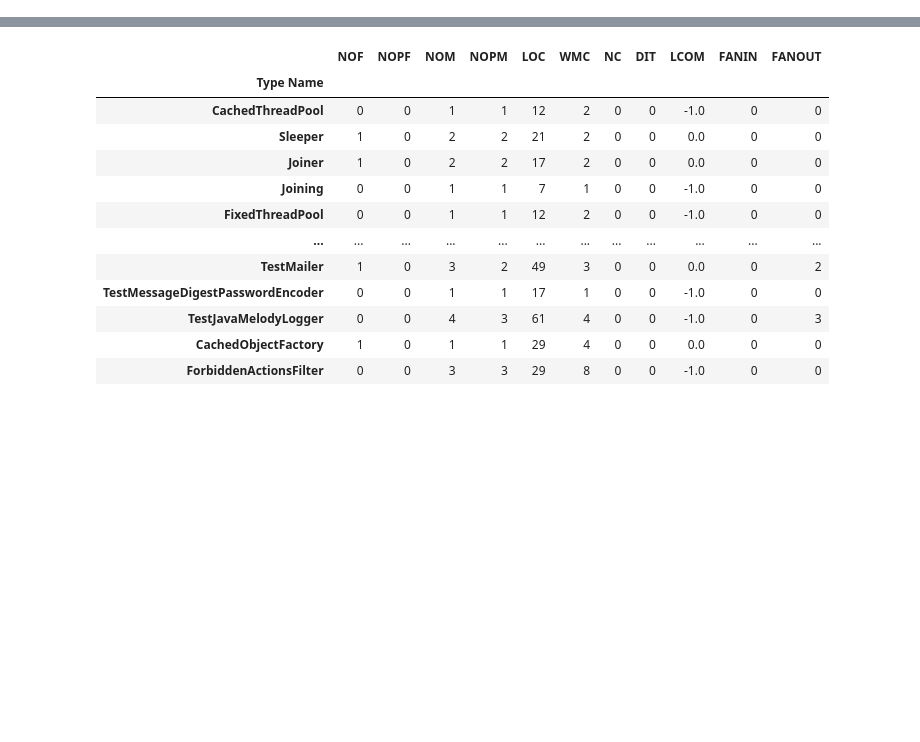
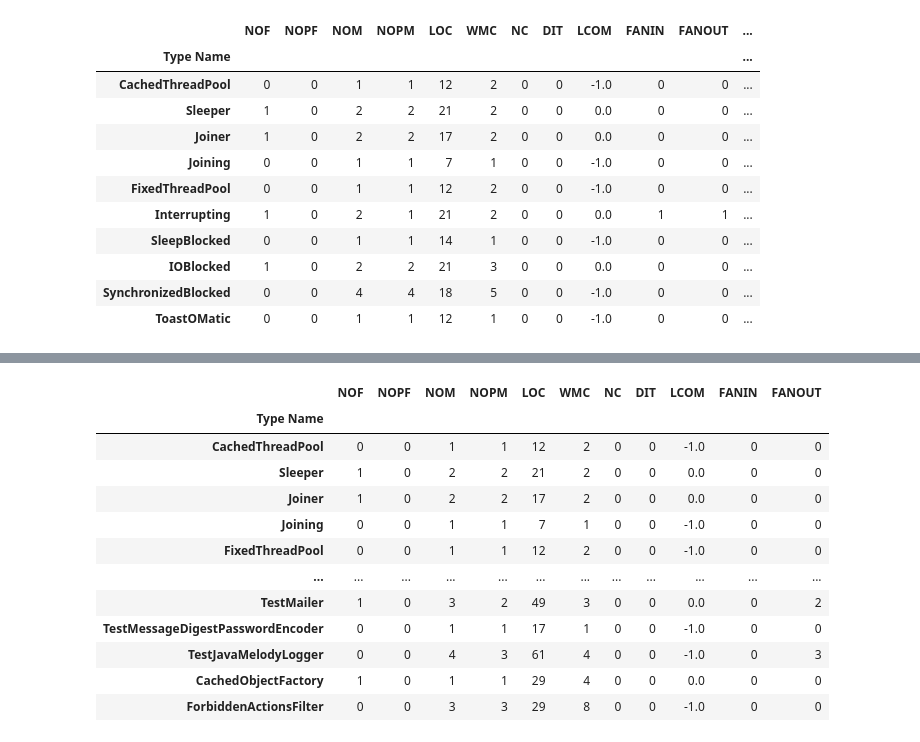
Before and after one commit to muyaho-universe/ipynbCodes, a Jupyter notebook: team_project.ipynb, the cells around one changed output, grey strips where cells are left out. Cells and saved outputs as stored; diff of their text form; code cells hidden in the pictures; blank space fills up the shorter version.

```diff
--- a/team_project.ipynb
+++ b/team_project.ipynb
@@ -25,0 +31,32 @@ df.head()
+# %%
+import pickle
+import pandas as pd
+import numpy as np
+import matplotlib.pyplot as plt
+
+df = pd.read_csv('metrics.csv')
+df = df.drop_duplicates(subset=['Type Name'])
+df = df.drop(['Project.Package Name', 'Method Name', 'MLOC', 'CC', 'PC', 'Abstract Function Call From Constructor', 'Complex Conditional',
+              'Complex Method', 'Empty catch clause', 'Long Identifier', 'Long Method', 'Long Parameter List',
+              'Long Statement', 'Missing default', 'Deficient encapsulation', 'Unexploited modularization',
+             'Broken modularization', 'Cyclically-dependent modularization', 'Hub-like modularization', 'Insufficient modularization',
+             'Broken hierarchy', 'Cyclic hierarchy', 'Deep hierarchy', 'Missing hierarchy','Missing hierarchy',
+             'Multipath hierarchy', 'Rebellious hierarchy', 'Wide hierarchy'], axis=1)
+
+df.set_index('Type Name', inplace = True)
+train_data = df.values.tolist()
+train_data = train_data[10000: 50001]
+df[:10]
+# %% [output]
+|  | NOF | NOPF | NOM | NOPM | LOC | WMC | NC | DIT | LCOM | FANIN | FANOUT | ... |
+| Type Name |  |  |  |  |  |  |  |  |  |  |  | ... |
+| CachedThreadPool | 0 | 0 | 1 | 1 | 12 | 2 | 0 | 0 | -1.0 | 0 | 0 | ... |
+| Sleeper | 1 | 0 | 2 | 2 | 21 | 2 | 0 | 0 | 0.0 | 0 | 0 | ... |
+| Joiner | 1 | 0 | 2 | 2 | 17 | 2 | 0 | 0 | 0.0 | 0 | 0 | ... |
+| Joining | 0 | 0 | 1 | 1 | 7 | 1 | 0 | 0 | -1.0 | 0 | 0 | ... |
+| FixedThreadPool | 0 | 0 | 1 | 1 | 12 | 2 | 0 | 0 | -1.0 | 0 | 0 | ... |
+| Interrupting | 1 | 0 | 2 | 1 | 21 | 2 | 0 | 0 | 0.0 | 1 | 1 | ... |
+| SleepBlocked | 0 | 0 | 1 | 1 | 14 | 1 | 0 | 0 | -1.0 | 0 | 0 | ... |
+| IOBlocked | 1 | 0 | 2 | 2 | 21 | 3 | 0 | 0 | 0.0 | 0 | 0 | ... |
+| SynchronizedBlocked | 0 | 0 | 4 | 4 | 18 | 5 | 0 | 0 | -1.0 | 0 | 0 | ... |
+| ToastOMatic | 0 | 0 | 1 | 1 | 12 | 1 | 0 | 0 | -1.0 | 0 | 0 | ... |
```
Also changed, not shown: parts of 43 cells of this notebook.
